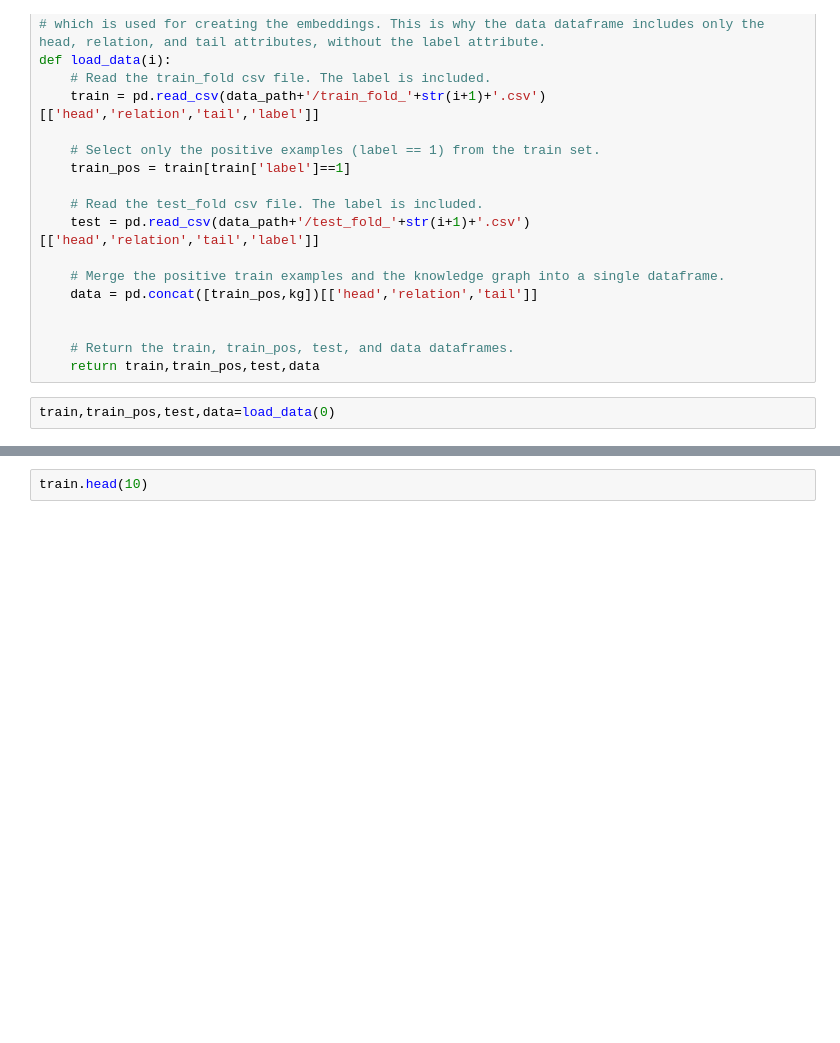
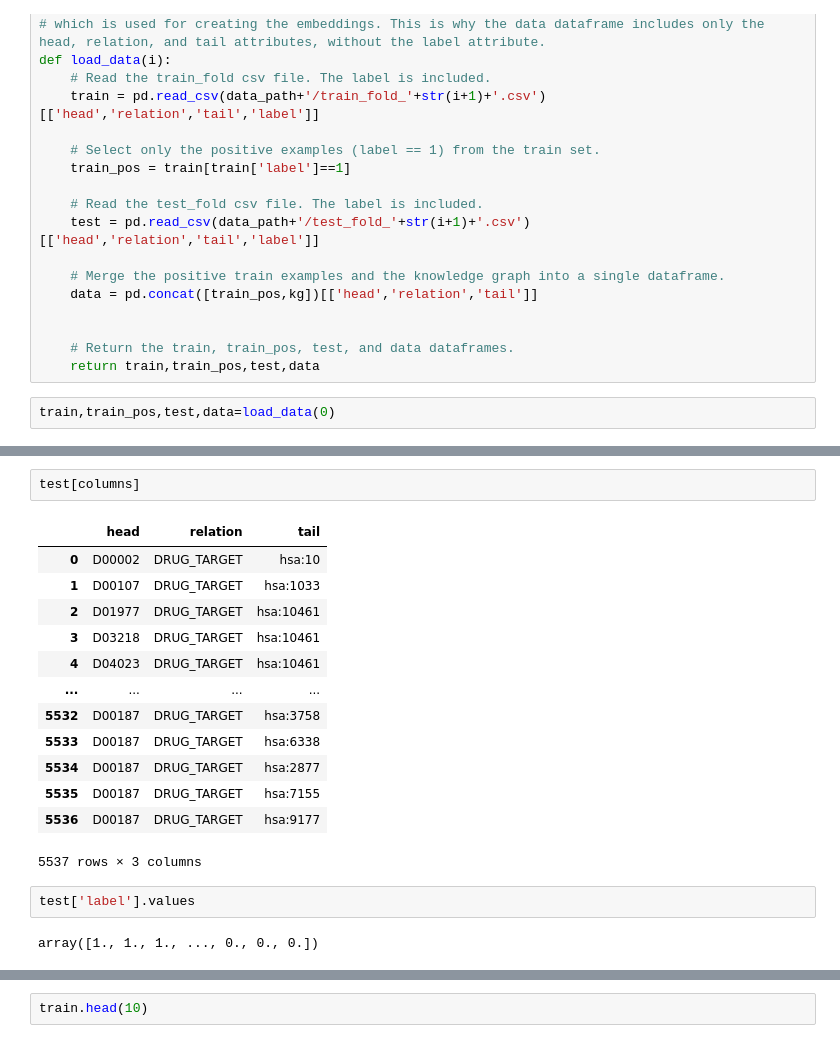
Before and after one commit to sanaaria/Master-thesis, a Jupyter notebook: KGE_NFM_&_NFM.ipynb, the cells around one changed output, grey strips where cells are left out. Cells and saved outputs as stored; diff of their text form; blank space fills up the shorter version.

```diff
--- a/KGE_NFM_&_NFM.ipynb
+++ b/KGE_NFM_&_NFM.ipynb
@@ -433,0 +435,20 @@ train,train_pos,test,data=load_data(0)
+# %%
+test[columns]
+# %% [output]
+|  | head | relation | tail |
+| 0 | D00002 | DRUG_TARGET | hsa:10 |
+| 1 | D00107 | DRUG_TARGET | hsa:1033 |
+| 2 | D01977 | DRUG_TARGET | hsa:10461 |
+| 3 | D03218 | DRUG_TARGET | hsa:10461 |
+| 4 | D04023 | DRUG_TARGET | hsa:10461 |
+| ... | ... | ... | ... |
+| 5532 | D00187 | DRUG_TARGET | hsa:3758 |
+| 5533 | D00187 | DRUG_TARGET | hsa:6338 |
+| 5534 | D00187 | DRUG_TARGET | hsa:2877 |
+| 5535 | D00187 | DRUG_TARGET | hsa:7155 |
+| 5536 | D00187 | DRUG_TARGET | hsa:9177 |
+5537 rows × 3 columns
+# %%
+test['label'].values
+# %% [output]
+array([1., 1., 1., ..., 0., 0., 0.])
```
Also changed, not shown: parts of 45 cells of this notebook.
